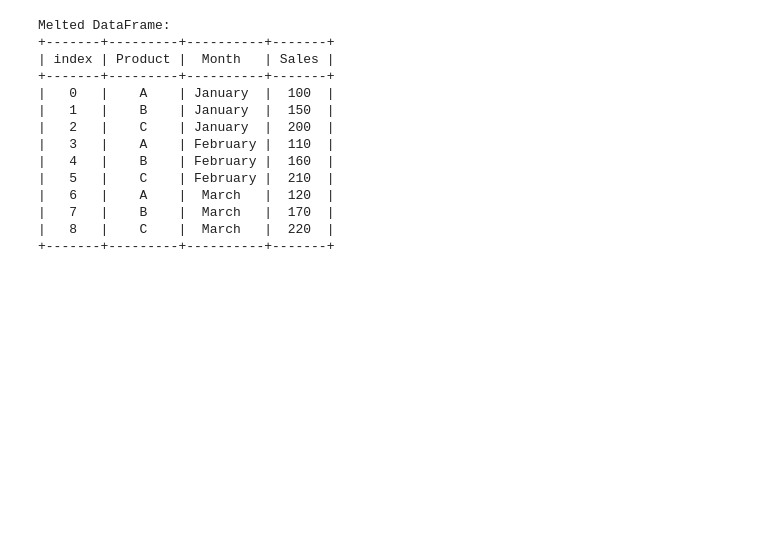
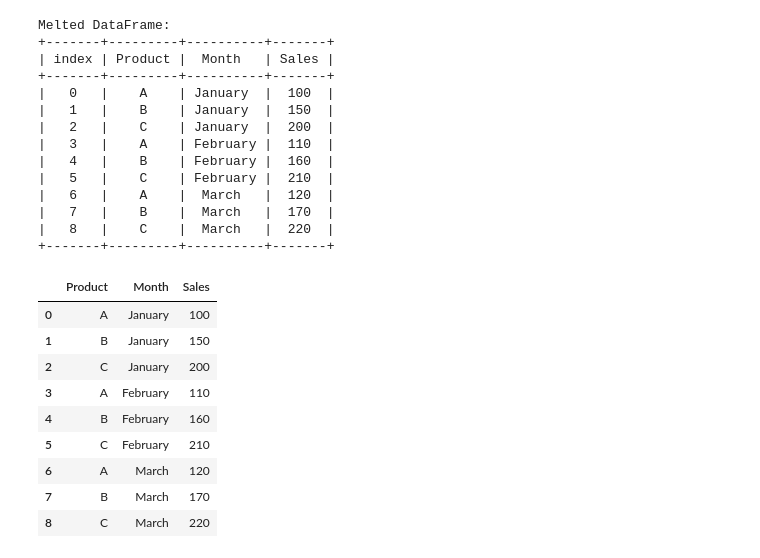
Before and after one commit to thomaskty/Machine-Learning, a Jupyter notebook: data_manipulation.ipynb, the cells around one changed output. Drawn from its saved outputs; the diff is of its cells as text; code cells hidden in the pictures; blank space fills up the shorter version.

```diff
--- a/data_manipulation.ipynb
+++ b/data_manipulation.ipynb
@@ -678,3 +676,16 @@ Melted DataFrame:
 |   7   |    B    |  March   |  170  |
 |   8   |    C    |  March   |  220  |
 +-------+---------+----------+-------+
+# %%
+melted_df
+# %% [output]
+|  | Product | Month | Sales |
+| 0 | A | January | 100 |
+| 1 | B | January | 150 |
+| 2 | C | January | 200 |
+| 3 | A | February | 110 |
+| 4 | B | February | 160 |
+| 5 | C | February | 210 |
+| 6 | A | March | 120 |
+| 7 | B | March | 170 |
+| 8 | C | March | 220 |
```
Also changed, not shown: parts of 2 cells of this notebook, 2 other files.
